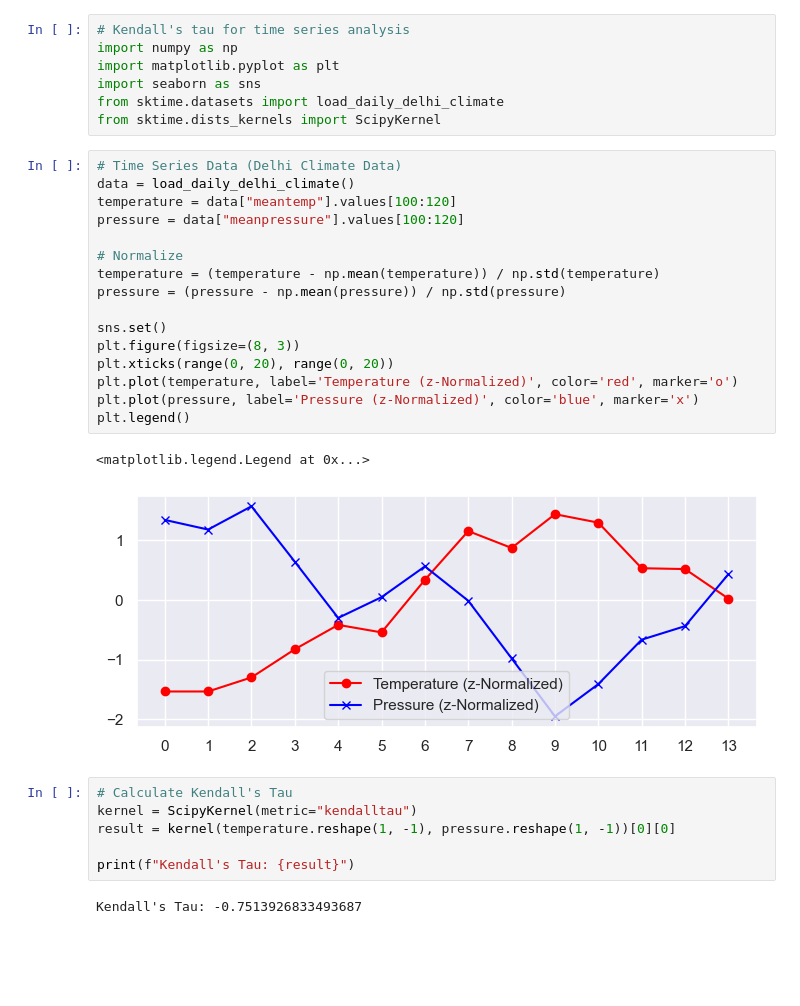
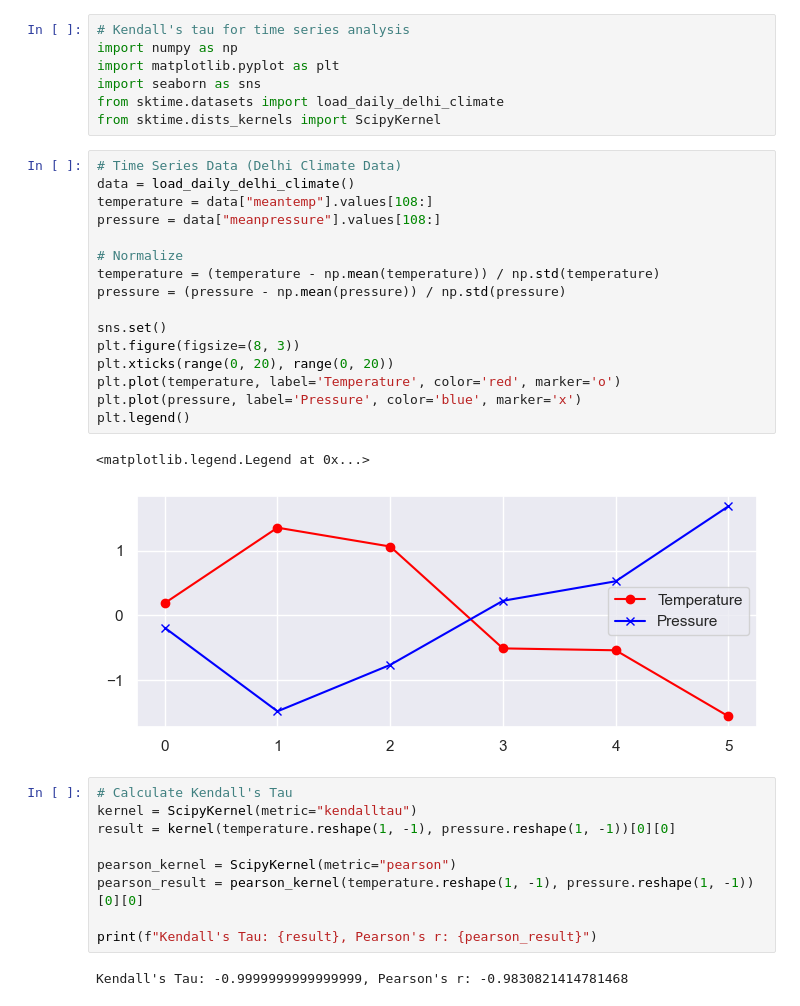
Before and after one commit to NetManAIOps/sktime, a Jupyter notebook: lectures/lec3/kendall_tau.ipynb, the cells around one changed output. Saved outputs shown, nothing was run; the diff lists cells and outputs as text; blank space fills up the shorter version.

Commit message:
Update Kendall tau case

```diff
--- a/lectures/lec3/kendall_tau.ipynb
+++ b/lectures/lec3/kendall_tau.ipynb
@@ -10,27 +10,30 @@ from sktime.dists_kernels import ScipyKernel
 # %%
 # Time Series Data (Delhi Climate Data)
 data = load_daily_delhi_climate()
-temperature = data["meantemp"].values[100:120]
-pressure = data["meanpressure"].values[100:120]
+temperature = data["meantemp"].values[108:]
+pressure = data["meanpressure"].values[108:]
 
 # Normalize
 temperature = (temperature - np.mean(temperature)) / np.std(temperature)
 pressure = (pressure - np.mean(pressure)) / np.std(pressure)
 
 sns.set()
 plt.figure(figsize=(8, 3))
 plt.xticks(range(0, 20), range(0, 20))
-plt.plot(temperature, label='Temperature (z-Normalized)', color='red', marker='o')
-plt.plot(pressure, label='Pressure (z-Normalized)', color='blue', marker='x')
+plt.plot(temperature, label='Temperature', color='red', marker='o')
+plt.plot(pressure, label='Pressure', color='blue', marker='x')
 plt.legend()
 # %% [output]
 <matplotlib.legend.Legend at 0x...>
-[figure, old version]
+[figure, new version]
 # %%
 # Calculate Kendall's Tau
 kernel = ScipyKernel(metric="kendalltau")
 result = kernel(temperature.reshape(1, -1), pressure.reshape(1, -1))[0][0]
 
-print(f"Kendall's Tau: {result}")
+pearson_kernel = ScipyKernel(metric="pearson")
+pearson_result = pearson_kernel(temperature.reshape(1, -1), pressure.reshape(1, -1))[0][0]
+
+print(f"Kendall's Tau: {result}, Pearson's r: {pearson_result}")
 # %% [output]
-Kendall's Tau: -0.7513926833493687
+Kendall's Tau: -0.9999999999999999, Pearson's r: -0.9830821414781468
```
Also changed, not shown: 1 other file.
